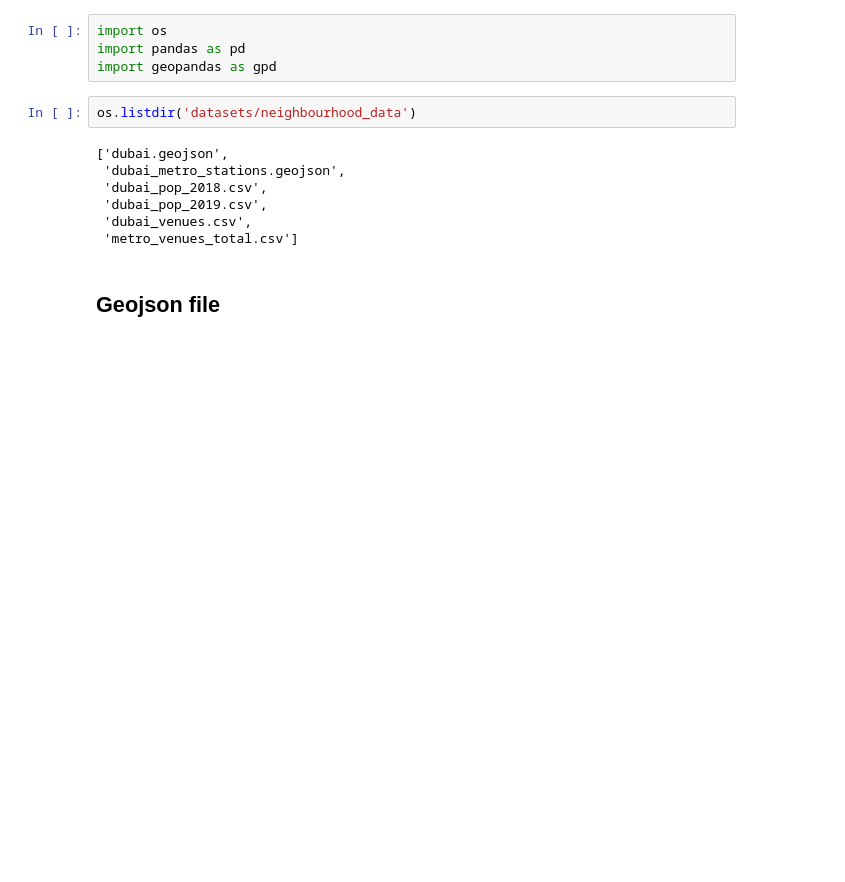
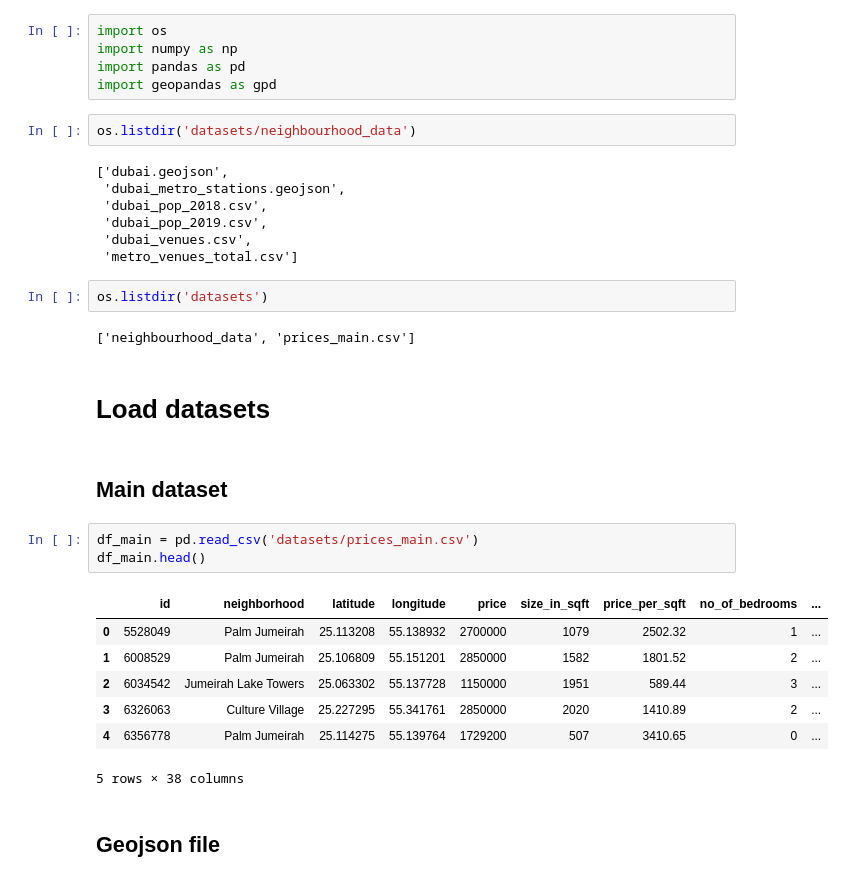
Before and after one commit to FardinAhsan146/DubaiHousingPriceDS, a Jupyter notebook: datacleaning_nb0.ipynb, the cells around one changed output. Saved outputs shown, nothing was run; the diff lists cells and outputs as text; blank space fills up the shorter version.

```diff
--- a/name_mapping.ipynb
+++ b/datacleaning_nb0.ipynb
@@ -1,5 +1,6 @@
 # %%
 import os
+import numpy as np
 import pandas as pd
 import geopandas as gpd
 # %%
@@ -11,6 +12,25 @@ os.listdir('datasets/neighbourhood_data')
  'dubai_pop_2019.csv',
  'dubai_venues.csv',
  'metro_venues_total.csv']
+# %%
+os.listdir('datasets')
+# %% [output]
+['neighbourhood_data', 'prices_main.csv']
+# %% [markdown]
+# Load datasets
+# %% [markdown]
+## Main dataset
+# %%
+df_main = pd.read_csv('datasets/prices_main.csv')
+df_main.head()
+# %% [output]
+|  | id | neighborhood | latitude | longitude | price | size_in_sqft | price_per_sqft | no_of_bedrooms | ... |
+| 0 | 5528049 | Palm Jumeirah | 25.113208 | 55.138932 | 2700000 | 1079 | 2502.32 | 1 | ... |
+| 1 | 6008529 | Palm Jumeirah | 25.106809 | 55.151201 | 2850000 | 1582 | 1801.52 | 2 | ... |
+| 2 | 6034542 | Jumeirah Lake Towers | 25.063302 | 55.137728 | 1150000 | 1951 | 589.44 | 3 | ... |
+| 3 | 6326063 | Culture Village | 25.227295 | 55.341761 | 2850000 | 2020 | 1410.89 | 2 | ... |
+| 4 | 6356778 | Palm Jumeirah | 25.114275 | 55.139764 | 1729200 | 507 | 3410.65 | 0 | ... |
+5 rows × 38 columns
 # %% [markdown]
 ## Geojson file
 # %%
```
Also changed, not shown: parts of 16 cells of this notebook, 2 other files.
